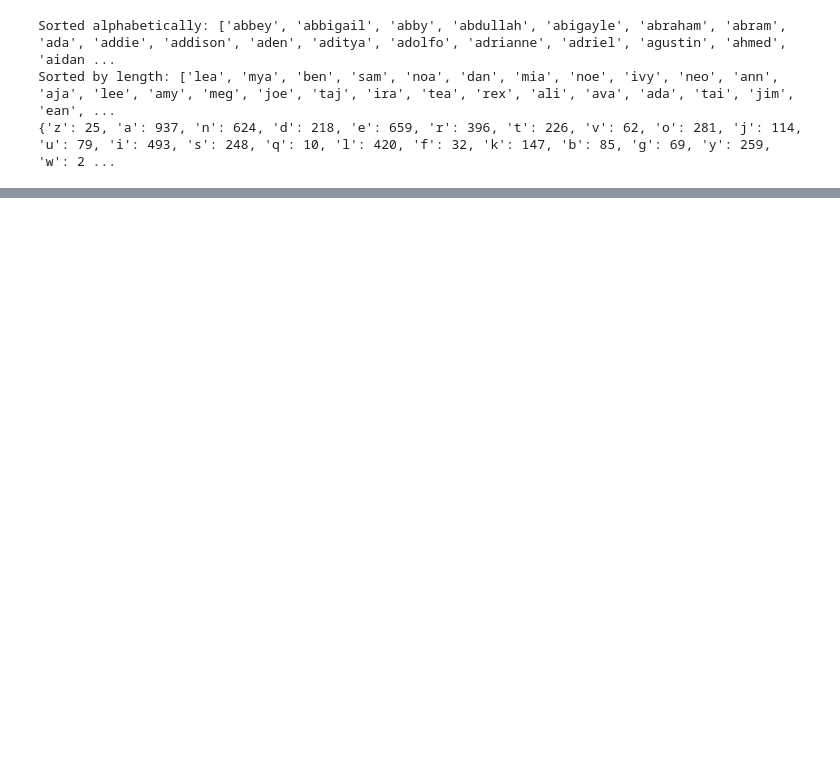
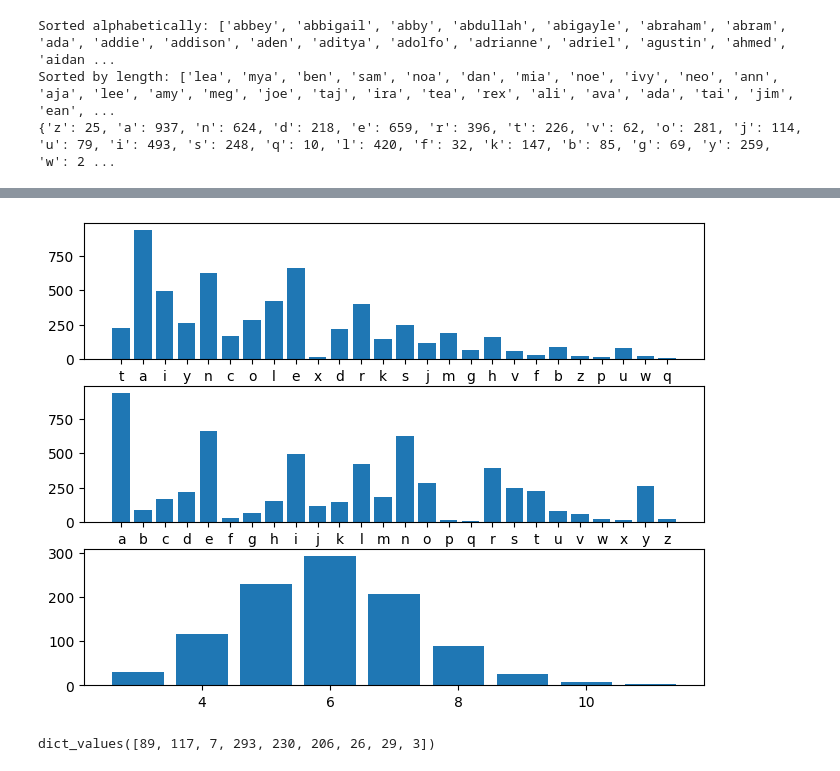
Before and after one commit to VLaugesen/Week-2, a Jupyter notebook: Delopgave-1/navneliste.ipynb, the cells around one changed output, grey strips where cells are left out. Drawn from its saved outputs; the diff is of its cells as text; code cells hidden in the pictures; blank space fills up the shorter version.

```diff
--- a/Delopgave-1/navneliste.ipynb
+++ b/Delopgave-1/navneliste.ipynb
@@ -17,0 +46,17 @@ Sorted by length: ['lea', 'mya', 'ben', 'sam', 'noa', 'dan', 'mia', 'noe', 'ivy'
+# %%
+fig, axs = plt.subplots(3, figsize=(8, 6))
+axs[0].bar(letters_no_dup.keys(), letters_no_dup.values())
+
+# Sorting the plot alphabetically
+xs, ys = zip(*sorted(letters_no_dup.items()))
+axs[1].bar(xs, ys)
+
+axs[2].bar(lengths_no_dup.keys(), lengths_no_dup.values())
+
+
+plt.show()
+
+print(lengths_no_dup.values())
+# %% [output]
+[figure, added]
+dict_values([89, 117, 7, 293, 230, 206, 26, 29, 3])
```
Also changed, not shown: parts of 2 cells of this notebook, 3 other files.
